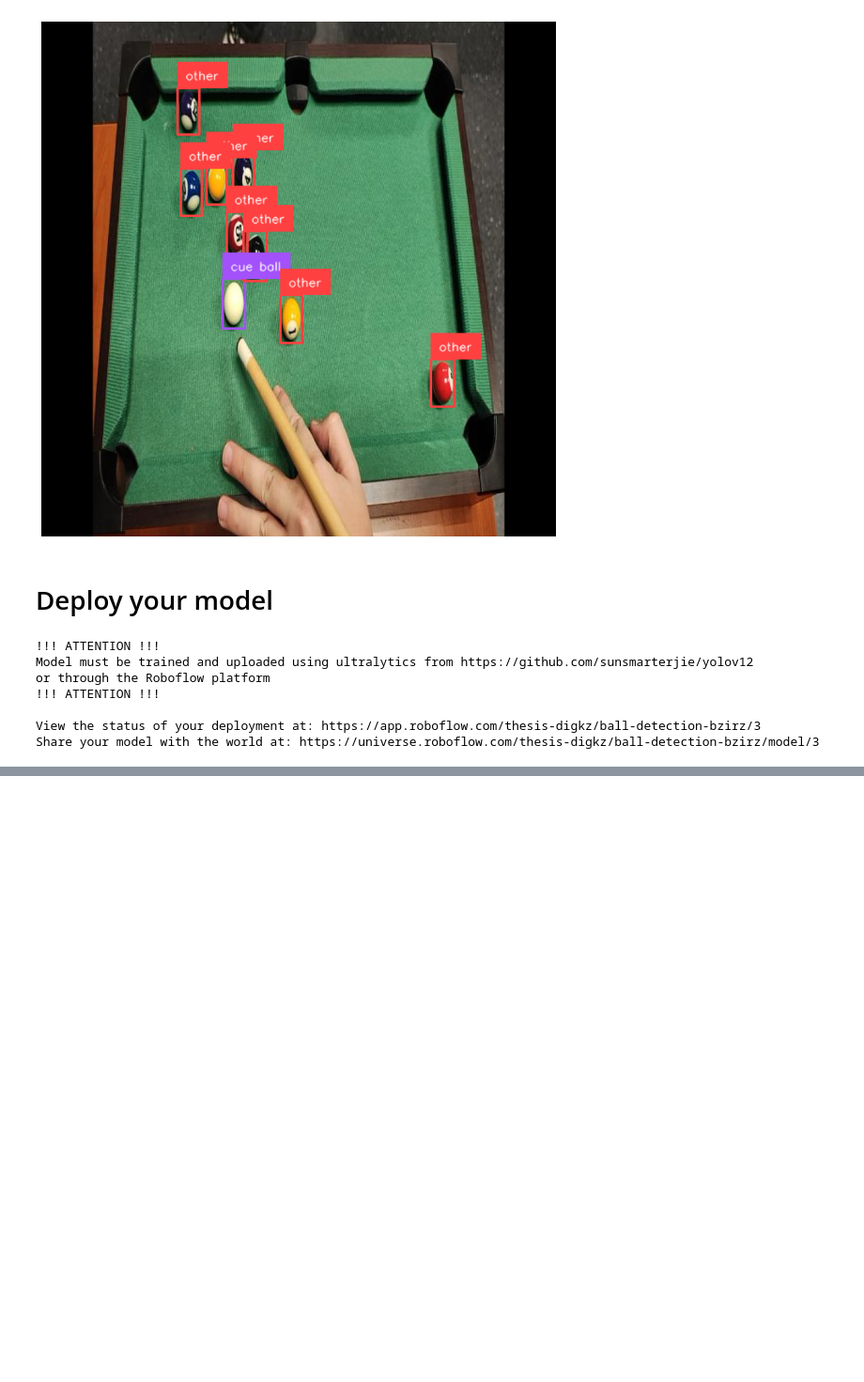
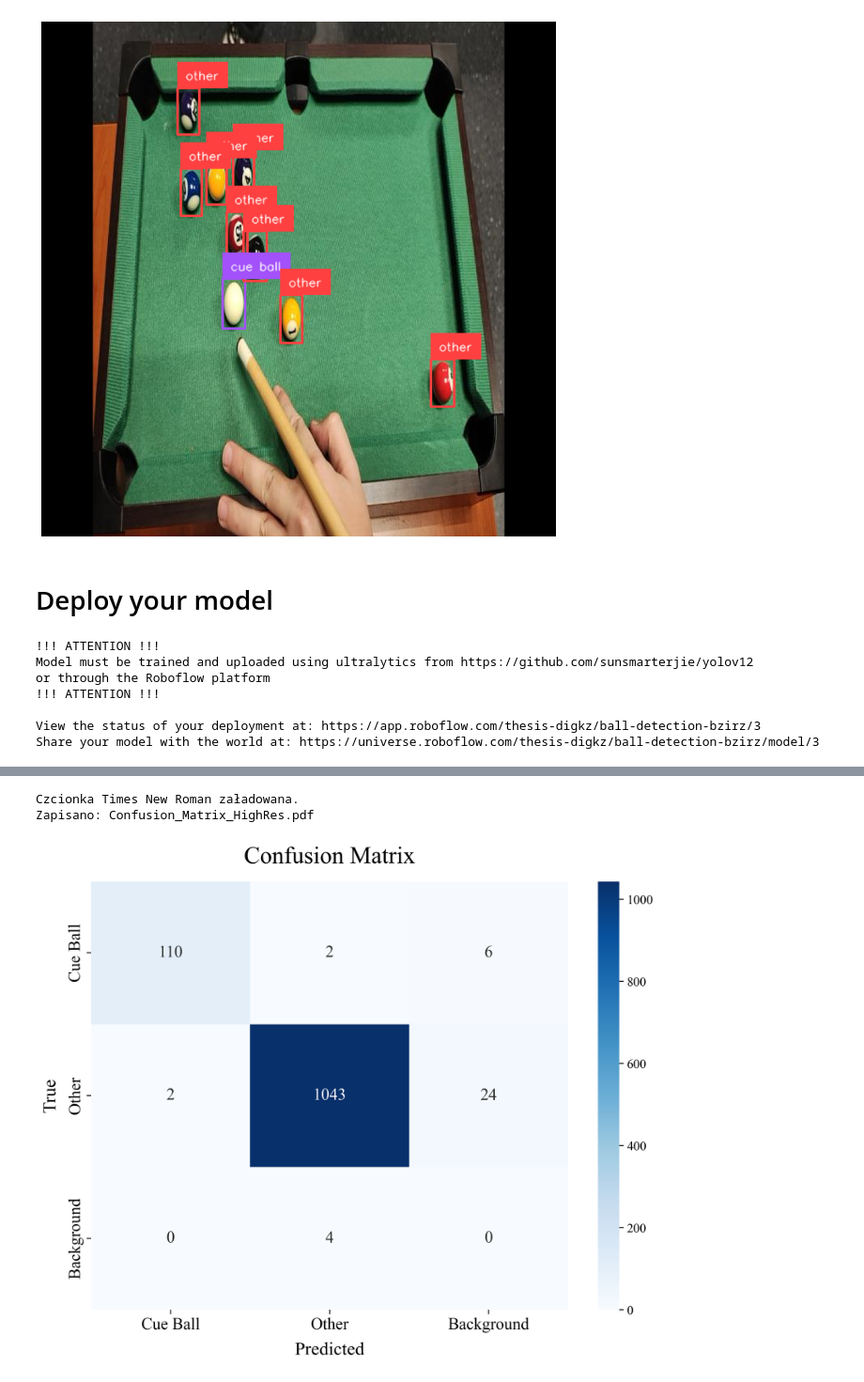
Before and after one commit to ss19190/Smart-9-Ball-Assistant, a Jupyter notebook: ball-detection/train-yolov12-object-detection-model.ipynb, the cells around one changed output, grey strips where cells are left out. Shown at 94% size. Cells and saved outputs as stored; diff of their text form; code cells hidden in the pictures; blank space fills up the shorter version.

```diff
--- a/ball-detection/train-yolov12-object-detection-model.ipynb
+++ b/ball-detection/train-yolov12-object-detection-model.ipynb
@@ -265,0 +420,75 @@ Share your model with the world at: https://universe.roboflow.com/thesis-digkz/b
+# %%
+import matplotlib.pyplot as plt
+import matplotlib.font_manager as font_manager
+import seaborn as sns
+import numpy as np
+import os
+
+# --- 1. ŁADOWANIE CZCIONKI TIMES NEW ROMAN (DLA COLAB) ---
+# Jeśli masz już czcionkę z poprzedniego kroku, ten blok po prostu zadziała.
+if not os.path.exists('times.ttf'):
+    !wget -q -O times.ttf "https://github.com/justrajdeep/fonts/blob/master/Times%20New%20Roman.ttf?raw=true"
+
+try:
+    font_manager.fontManager.addfont('times.ttf')
+    plt.rcParams.update({
+        'font.family': 'serif',
+        'font.serif': ['Times New Roman'],
+        'font.size': 16,
+        'axes.titlesize': 24,
+        'axes.labelsize': 20,
+        'xtick.labelsize': 16,
+        'ytick.labelsize': 16,
+        'figure.dpi': 300
+    })
+    print("Czcionka Times New Roman załadowana.")
+except Exception as e:
+    print(f"Uwaga: Nie udało się załadować czcionki ({e}). Używam domyślnej.")
+
+# --- 2. DANE MACIERZY (Przepisane z Twojego obrazka) ---
+# Wiersze: True Label (Prawdziwa klasa)
+# Kolumny: Predicted Label (Przewidziana klasa)
+# Kolejność: [Cue Ball, Other, Background]
+
+data = np.array([
+    [110,    2,   6],   # True: Cue Ball
+    [  2, 1043,  24],   # True: Other
+    [  0,    4,   0]    # True: Background
+])
+
+# Etykiety klas (takie jak na osiach)
+labels = ['Cue Ball', 'Other', 'Background']
+
+# --- 3. RYSOWANIE ---
+plt.figure(figsize=(10, 8))
+
+# Generowanie heatmapy
+# fmt='g' zapobiega notacji naukowej (np. 1e3)
+# cmap='Blues' to standardowa, czytelna kolorystyka
+sns.set_context("paper", rc={"font.family": "serif", "font.serif": ["Times New Roman"]}) # Wymuszenie czcionki w Seaborn
+ax = sns.heatmap(data, annot=True, fmt='g', cmap='Blues',
+                 xticklabels=labels, yticklabels=labels,
+                 annot_kws={"size": 18, "weight": "bold"})
+
+# Dostosowanie opisów osi
+ax.set_title('Confusion Matrix', fontsize=26, fontweight='bold', pad=20)
+ax.set_xlabel('Predicted', fontsize=20, labelpad=10)
+ax.set_ylabel('True', fontsize=20, labelpad=10)
+
+# Powiększenie etykiet na osiach (Cue Ball, Other...)
+ax.set_xticklabels(labels, fontsize=18)
+ax.set_yticklabels(labels, fontsize=18, rotation=90, va='center') # Pionowy tekst na osi Y
+
+# Poprawki estetyczne paska legendy (colorbar)
+cbar = ax.collections[0].colorbar
+cbar.ax.tick_params(labelsize=14)
+
+# --- 4. ZAPIS ---
+plt.tight_layout()
+plt.savefig('Confusion_Matrix_HighRes.pdf', bbox_inches='tight')
+print("Zapisano: Confusion_Matrix_HighRes.pdf")
+plt.show()
+# %% [output]
+Czcionka Times New Roman załadowana.
+Zapisano: Confusion_Matrix_HighRes.pdf
+[figure, added]
```
Also changed, not shown: parts of 2 cells of this notebook, 46 other files.
